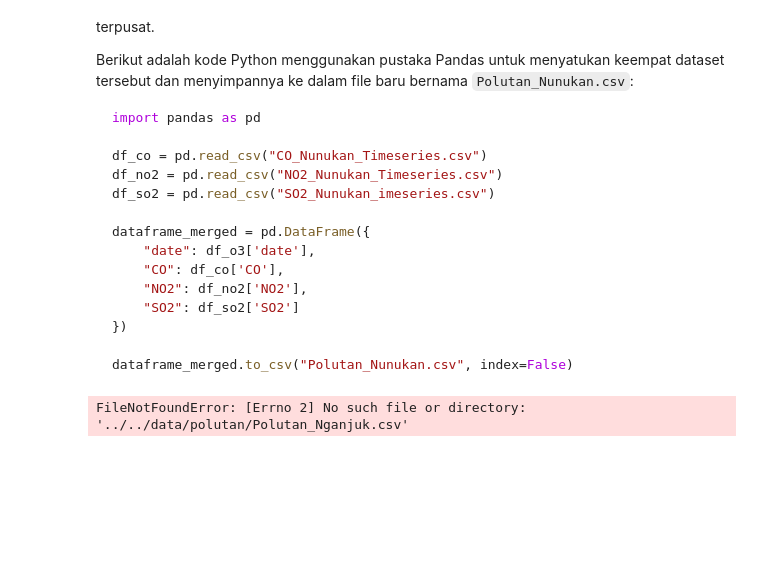
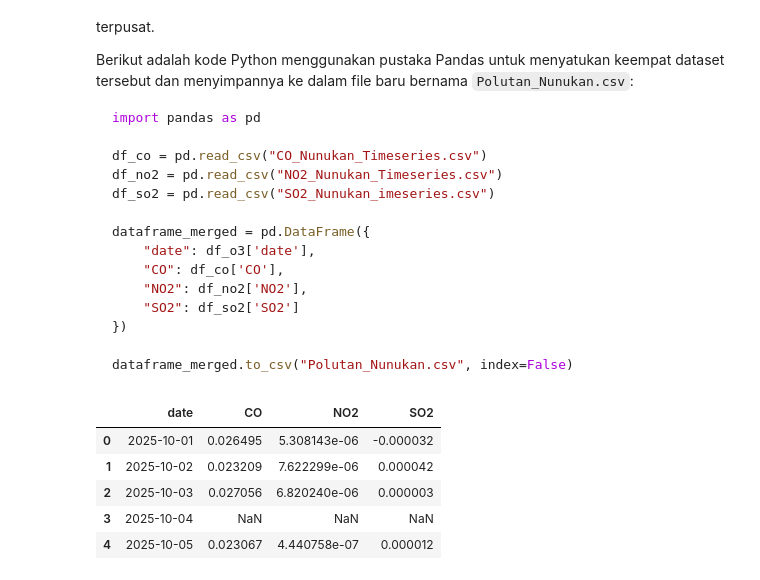
Before and after one commit to AinurRaftuzzaki/PSD, a Jupyter notebook: _build/jupyter_execute/data-understanding.ipynb, the cells around one changed output. Cells and saved outputs as stored; diff of their text form; code cells hidden in the pictures; blank space fills up the shorter version.

````diff
--- a/_build/jupyter_execute/data-understanding.ipynb
+++ b/_build/jupyter_execute/data-understanding.ipynb
@@ -414,7 +414,12 @@ dataframe_merged = pd.DataFrame({
 dataframe_merged.to_csv("Polutan_Nunukan.csv", index=False)
 ```
 # %%
-df = pd.read_csv("../../data/polutan/Polutan_Nganjuk.csv")
+df = pd.read_csv("Polutan_Nunukan.csv")
 df.head(5)
 # %% [output]
-FileNotFoundError: [Errno 2] No such file or directory: '../../data/polutan/Polutan_Nganjuk.csv'
+|  | date | CO | NO2 | SO2 |
+| 0 | 2025-10-01 | 0.026495 | 5.308143e-06 | -0.000032 |
+| 1 | 2025-10-02 | 0.023209 | 7.622299e-06 | 0.000042 |
+| 2 | 2025-10-03 | 0.027056 | 6.820240e-06 | 0.000003 |
+| 3 | 2025-10-04 | NaN | NaN | NaN |
+| 4 | 2025-10-05 | 0.023067 | 4.440758e-07 | 0.000012 |
````
Also changed, not shown: 10 other files.
